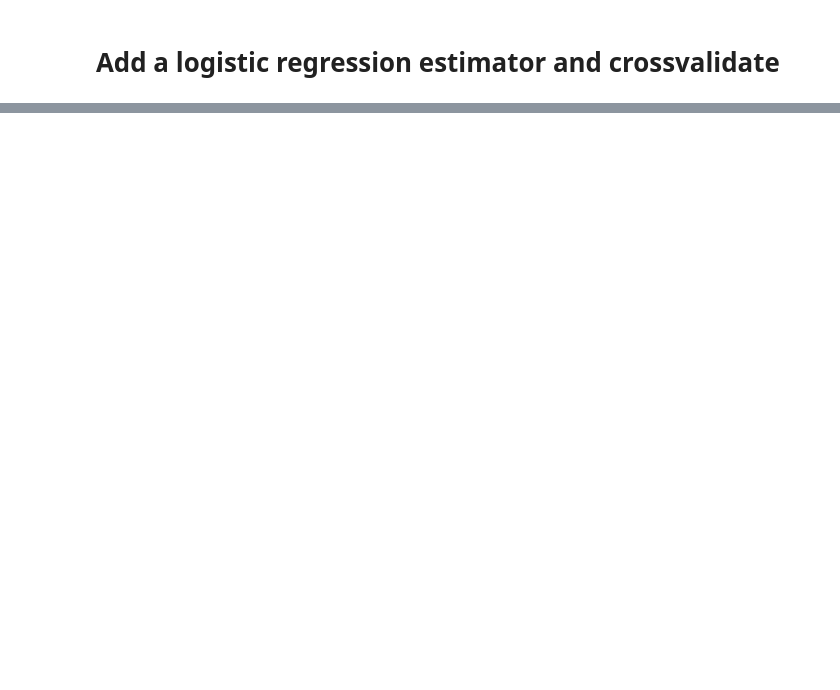
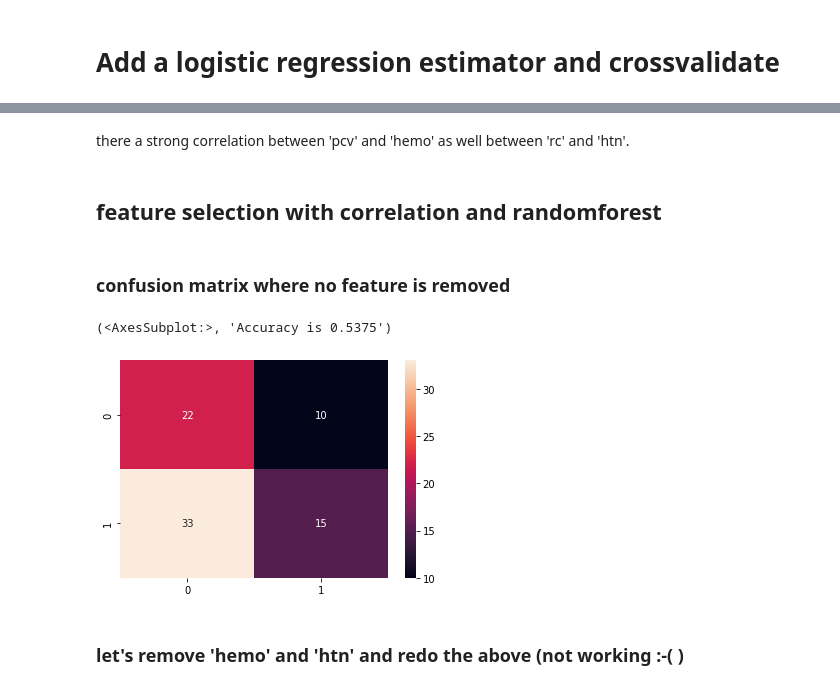
Before and after one commit to viiktoria/kidney_kids, a Jupyter notebook: kidney_kids/Model_evaluation.ipynb, the cells around one changed output, grey strips where cells are left out. Saved outputs shown, nothing was run; the diff lists cells and outputs as text; code cells hidden in the pictures; blank space fills up the shorter version.

```diff
--- a/kidney_kids/Model_evaluation.ipynb
+++ b/kidney_kids/Model_evaluation.ipynb
@@ -345,0 +300,22 @@ selector.estimator_.coef_
+# %% [markdown]
+there a strong correlation between 'pcv' and 'hemo' as well between 'rc' and 'htn'.
+# %% [markdown]
+## feature selection with correlation and randomforest
+# %% [markdown]
+### confusion matrix where no feature is removed
+# %%
+
+#random forest classifier
+def confusion_score(classifier, X_train,y_train, y_test,X_test):
+    #clf_rf = RandomForestClassifier(random_state=43)
+    clr_rf = classifier.fit(X_train,y_train)
+
+    ac = accuracy_score(y_test,classifier.predict(X_test))
+    cm = confusion_matrix(y_test,clf_rf.predict(X_test))
+    return(sns.heatmap(cm,annot=True,fmt="d"), f'Accuracy is {ac}')
+confusion_score(RandomForestClassifier(), X_train_final,y_train,y_test,X_test_final)
+# %% [output]
+(<AxesSubplot:>, 'Accuracy is 0.5375')
+[figure, added]
+# %% [markdown]
+### let's remove 'hemo' and 'htn' and redo the above  (not working :-( )
```
Also changed, not shown: parts of 46 cells of this notebook.
